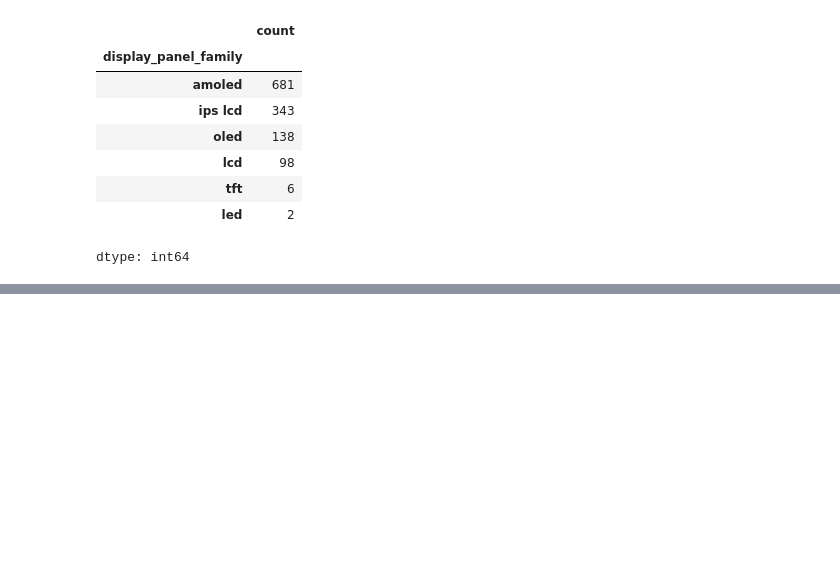
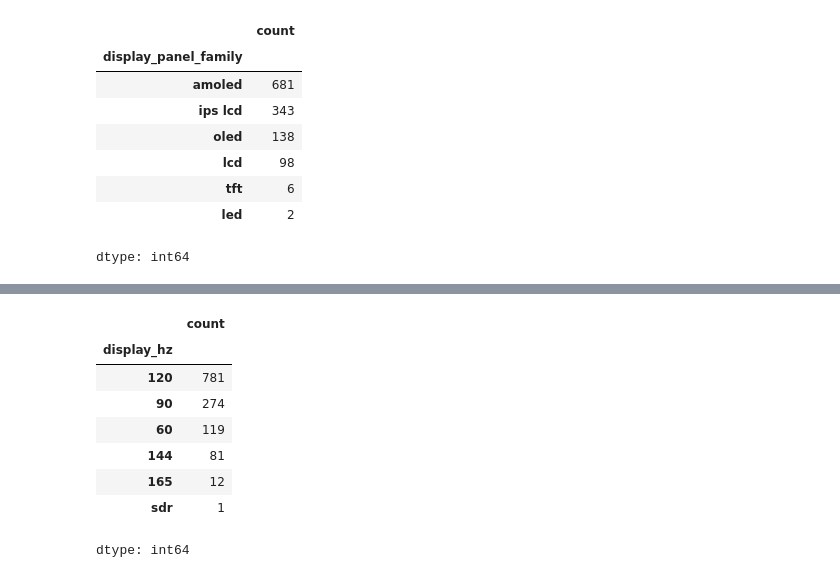
Before and after one commit to rajeshxdatascience/SpecLens-AI, a Jupyter notebook: SpecLens_AI_Data_Engineering.ipynb, the cells around one changed output, grey strips where cells are left out. Saved outputs shown, nothing was run; the diff lists cells and outputs as text; code cells hidden in the pictures; blank space fills up the shorter version.

```diff
--- a/SpecLens_AI_Data_Engineering.ipynb
+++ b/SpecLens_AI_Data_Engineering.ipynb
@@ -495,0 +515,18 @@ dtype: int64
+# %%
+# creating new col from display_type name display_hz
+
+df['display_hz'] = df['display_type'].str.lower().str.split(',').str.get(1)
+# %%
+df['display_hz'] = df['display_hz'].str.split(' ').str.get(1)
+# %%
+df['display_hz'].value_counts()
+# %% [output]
+|  | count |
+| display_hz |  |
+| 120 | 781 |
+| 90 | 274 |
+| 60 | 119 |
+| 144 | 81 |
+| 165 | 12 |
+| sdr | 1 |
+dtype: int64
```
Also changed, not shown: parts of 6 cells of this notebook.
